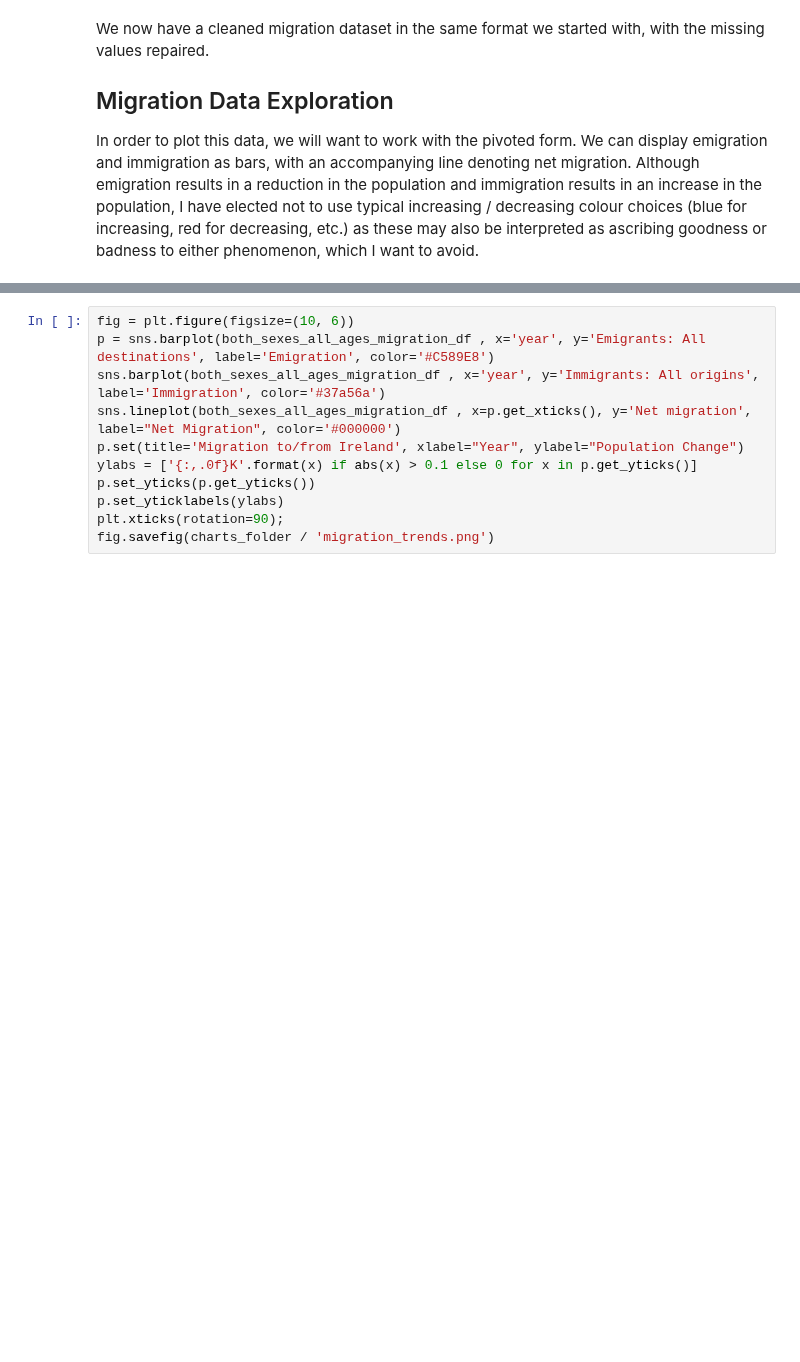
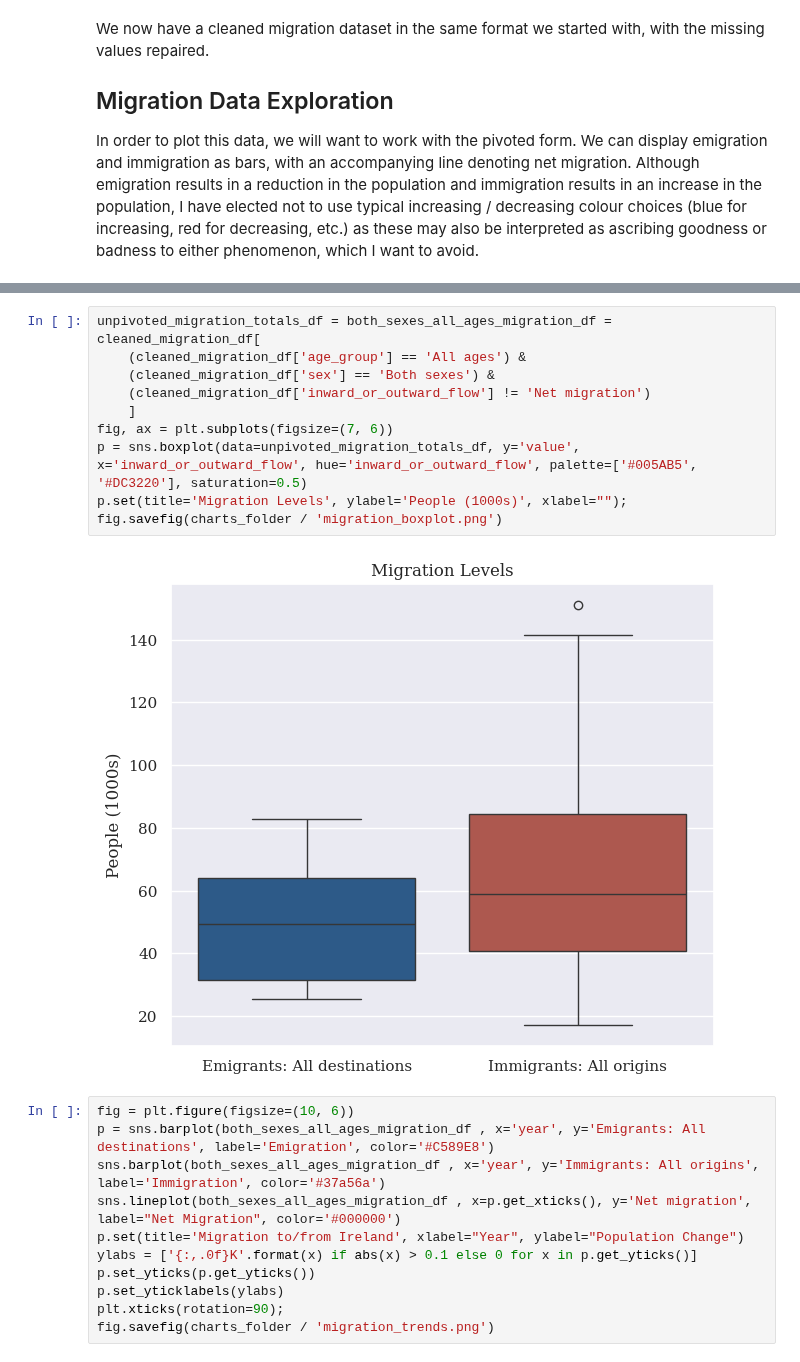
Before and after one commit to step-hen-burke/ca1, a Jupyter notebook: population_and_emigration_analysis.ipynb, the cells around one changed output, grey strips where cells are left out. Drawn from its saved outputs; the diff is of its cells as text; blank space fills up the shorter version.

```diff
--- a/population_and_emigration_analysis.ipynb
+++ b/population_and_emigration_analysis.ipynb
@@ -879,6 +883,18 @@ both_sexes_all_ages_migration_df.head()
 | 2 | 1989 | Both sexes | All ages | -70.5 | 26.7 | -43.8 |
 | 3 | 1990 | Both sexes | All ages | -56.3 | 33.4 | -22.9 |
 | 4 | 1991 | Both sexes | All ages | -35.4 | 33.3 | -2.1 |
+# %%
+unpivoted_migration_totals_df = both_sexes_all_ages_migration_df = cleaned_migration_df[
+    (cleaned_migration_df['age_group'] == 'All ages') &
+    (cleaned_migration_df['sex'] == 'Both sexes') &
+    (cleaned_migration_df['inward_or_outward_flow'] != 'Net migration')
+    ]
+fig, ax = plt.subplots(figsize=(7, 6))
+p = sns.boxplot(data=unpivoted_migration_totals_df, y='value', x='inward_or_outward_flow', hue='inward_or_outward_flow', palette=['#005AB5', '#DC3220'], saturation=0.5)
+p.set(title='Migration Levels', ylabel='People (1000s)', xlabel="");
+fig.savefig(charts_folder / 'migration_boxplot.png')
+# %% [output]
+[figure, added]
 # %%
 fig = plt.figure(figsize=(10, 6))
 p = sns.barplot(both_sexes_all_ages_migration_df , x='year', y='Emigrants: All destinations', label='Emigration', color='#C589E8')
```
Also changed, not shown: parts of 12 cells of this notebook, 1 other file.
